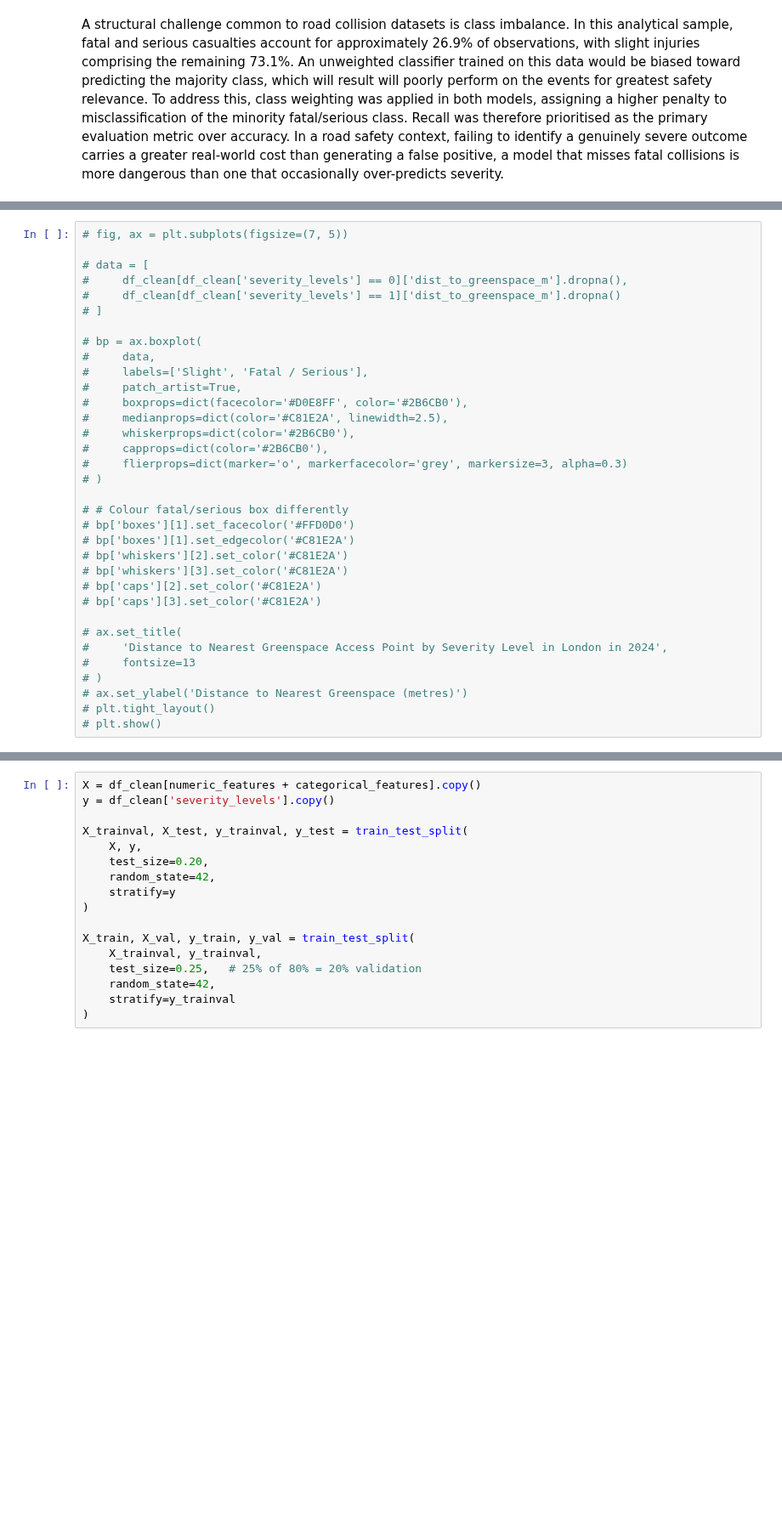
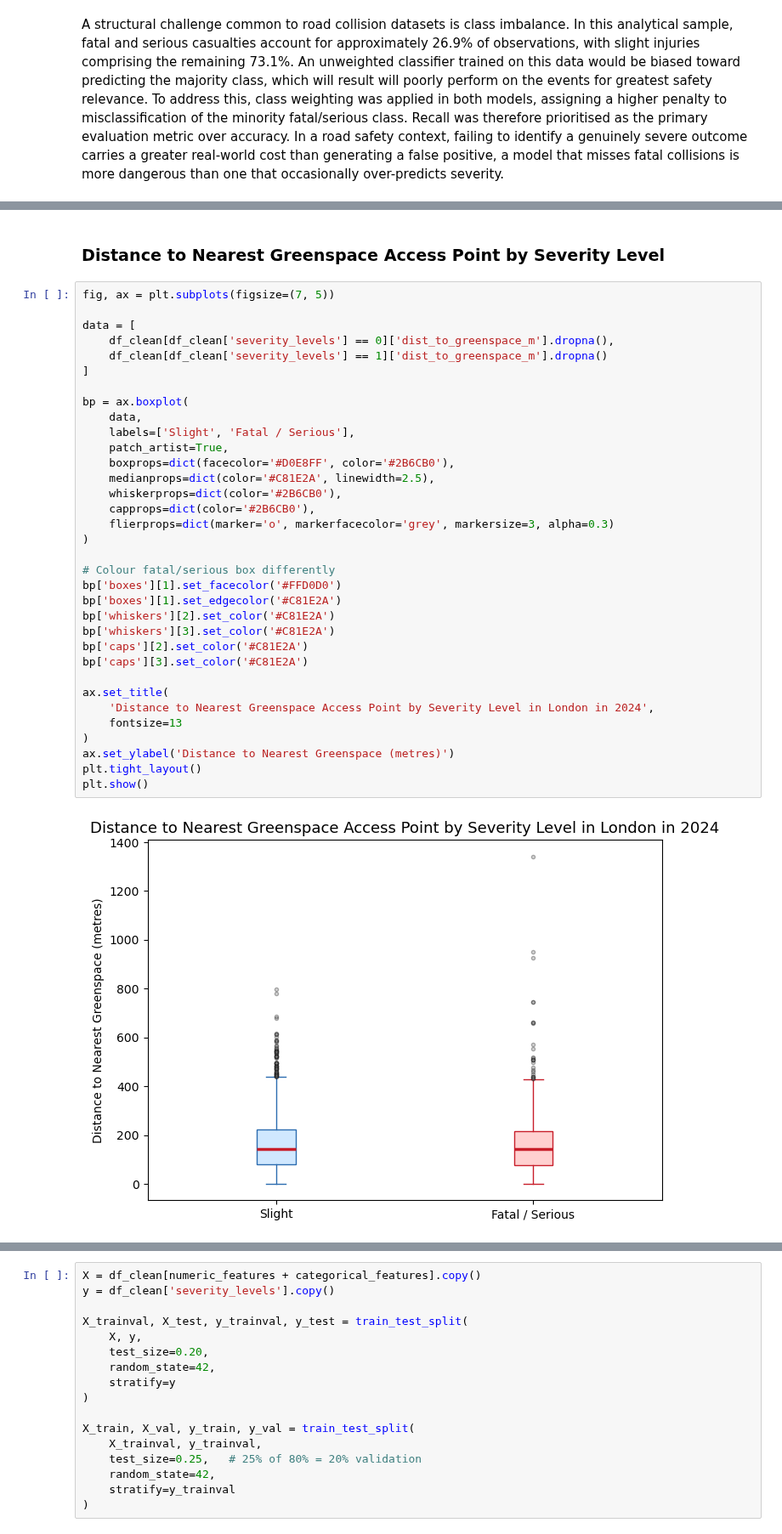
Before and after one commit to christychoicc/DSSS_Coursework, a Jupyter notebook: DSSS_Submission.ipynb, the cells around one changed output, grey strips where cells are left out. Shown at 85% size. Cells and saved outputs as stored; diff of their text form; blank space fills up the shorter version.

```diff
--- a/DSSS_Submission.ipynb
+++ b/DSSS_Submission.ipynb
@@ -865,34 +931,38 @@ Recall was therefore prioritised as the primary evaluation metric over accuracy.
+# %% [markdown]
+### Distance to Nearest Greenspace Access Point by Severity Level
 # %%
-# fig, ax = plt.subplots(figsize=(7, 5))
+fig, ax = plt.subplots(figsize=(7, 5))
 
-# data = [
-#     df_clean[df_clean['severity_levels'] == 0]['dist_to_greenspace_m'].dropna(),
-#     df_clean[df_clean['severity_levels'] == 1]['dist_to_greenspace_m'].dropna()
-# ]
+data = [
+    df_clean[df_clean['severity_levels'] == 0]['dist_to_greenspace_m'].dropna(),
+    df_clean[df_clean['severity_levels'] == 1]['dist_to_greenspace_m'].dropna()
+]
 
-# bp = ax.boxplot(
-#     data,
-#     labels=['Slight', 'Fatal / Serious'],
-#     patch_artist=True,
-#     boxprops=dict(facecolor='#D0E8FF', color='#2B6CB0'),
-#     medianprops=dict(color='#C81E2A', linewidth=2.5),
-#     whiskerprops=dict(color='#2B6CB0'),
-#     capprops=dict(color='#2B6CB0'),
-#     flierprops=dict(marker='o', markerfacecolor='grey', markersize=3, alpha=0.3)
-# )
+bp = ax.boxplot(
+    data,
+    labels=['Slight', 'Fatal / Serious'],
+    patch_artist=True,
+    boxprops=dict(facecolor='#D0E8FF', color='#2B6CB0'),
+    medianprops=dict(color='#C81E2A', linewidth=2.5),
+    whiskerprops=dict(color='#2B6CB0'),
+    capprops=dict(color='#2B6CB0'),
+    flierprops=dict(marker='o', markerfacecolor='grey', markersize=3, alpha=0.3)
+)
 
-# # Colour fatal/serious box differently
-# bp['boxes'][1].set_facecolor('#FFD0D0')
-# bp['boxes'][1].set_edgecolor('#C81E2A')
-# bp['whiskers'][2].set_color('#C81E2A')
-# bp['whiskers'][3].set_color('#C81E2A')
-# bp['caps'][2].set_color('#C81E2A')
-# bp['caps'][3].set_color('#C81E2A')
+# Colour fatal/serious box differently
+bp['boxes'][1].set_facecolor('#FFD0D0')
+bp['boxes'][1].set_edgecolor('#C81E2A')
+bp['whiskers'][2].set_color('#C81E2A')
+bp['whiskers'][3].set_color('#C81E2A')
+bp['caps'][2].set_color('#C81E2A')
+bp['caps'][3].set_color('#C81E2A')
 
-# ax.set_title(
-#     'Distance to Nearest Greenspace Access Point by Severity Level in London in 2024',
-#     fontsize=13
-# )
-# ax.set_ylabel('Distance to Nearest Greenspace (metres)')
-# plt.tight_layout()
-# plt.show()
+ax.set_title(
+    'Distance to Nearest Greenspace Access Point by Severity Level in London in 2024',
+    fontsize=13
+)
+ax.set_ylabel('Distance to Nearest Greenspace (metres)')
+plt.tight_layout()
+plt.show()
+# %% [output]
+[figure, added]
```
Also changed, not shown: parts of 41 cells of this notebook.
